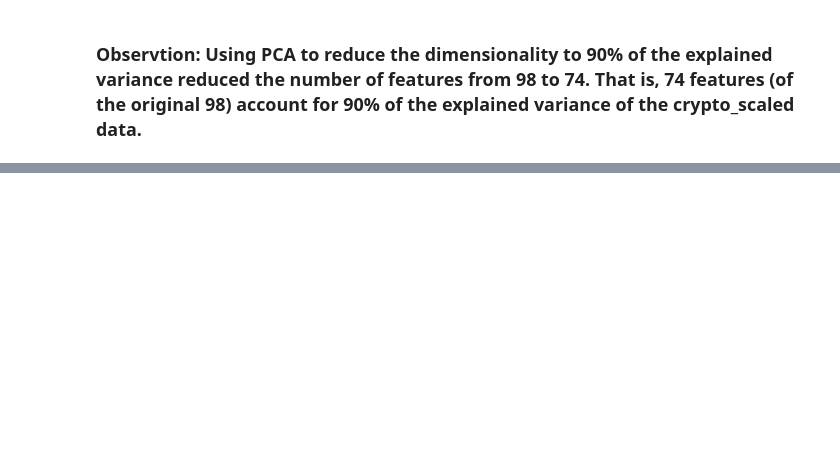
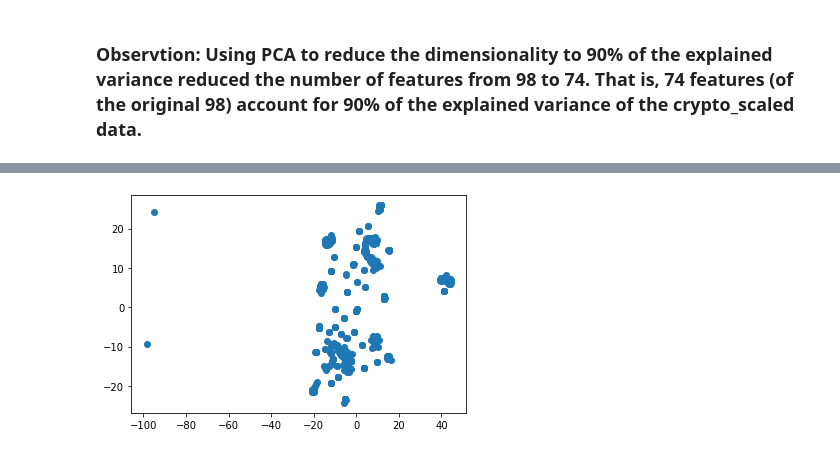
Before and after one commit to PamFernandez/unsupervised-machine-learning-challenge, a Jupyter notebook: CryptoClusters.ipynb, the cells around one changed output, grey strips where cells are left out. Saved outputs shown, nothing was run; the diff lists cells and outputs as text; code cells hidden in the pictures; blank space fills up the shorter version.

```diff
--- a/CryptoClusters.ipynb
+++ b/CryptoClusters.ipynb
@@ -146,0 +169,6 @@ df_crypto_pca.head()
+# %%
+# Plot the results
+plt.scatter(tsne_features[:,0], tsne_features[:,1])
+plt.show()
+# %% [output]
+[figure, added]
```
Also changed, not shown: parts of 11 cells of this notebook.
